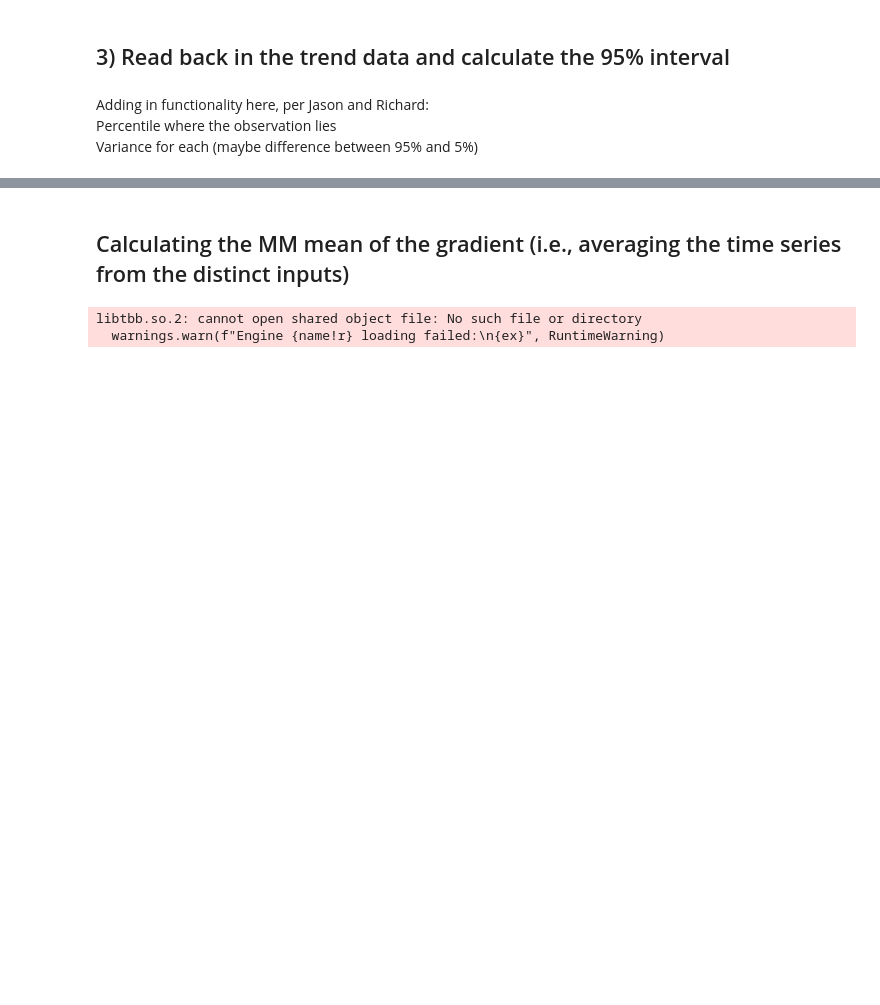
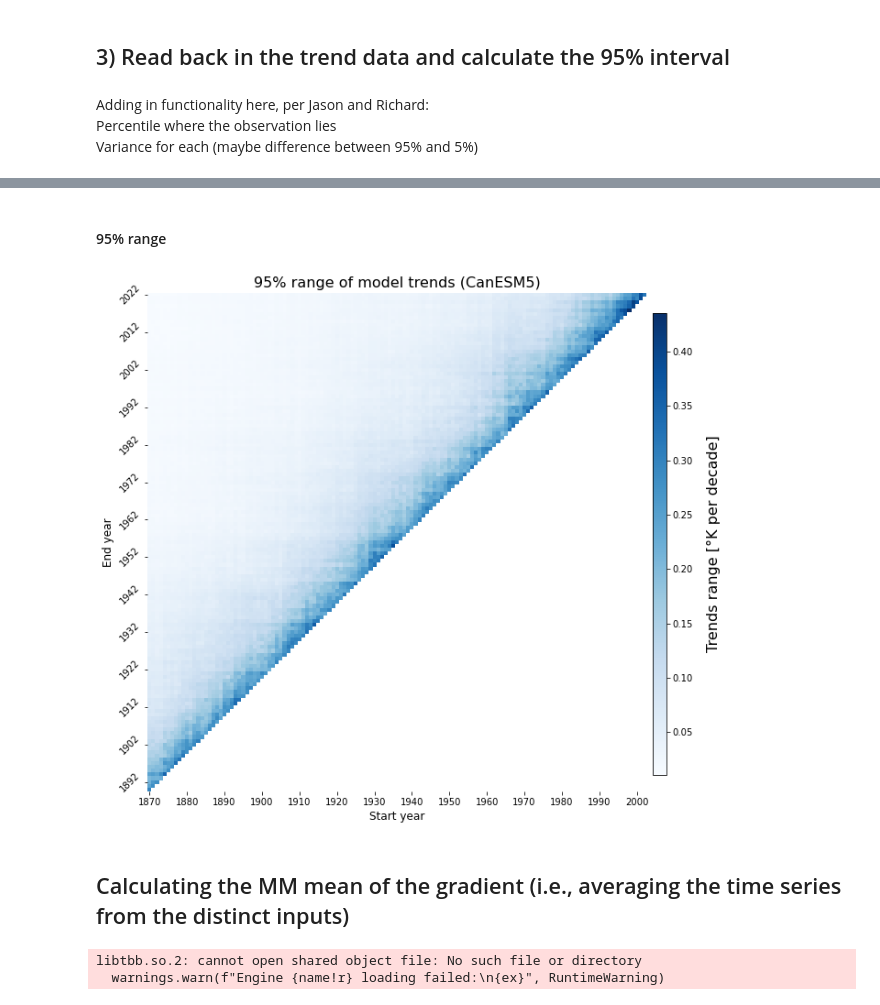
Before and after one commit to hanbyrne1995/gradient_project, a Jupyter notebook: LE_ModelRange_vs_Obs.ipynb, the cells around one changed output, grey strips where cells are left out. Saved outputs shown, nothing was run; the diff lists cells and outputs as text; code cells hidden in the pictures; blank space fills up the shorter version.

```diff
--- a/LE_ModelRange_vs_Obs.ipynb
+++ b/LE_ModelRange_vs_Obs.ipynb
@@ -296,0 +320,10 @@ dfObsInRange = dfObsInRange.loc[keepRows, :]
+# %%
+# creating a new function that calculates the 95% range of the models
+dictRange = defaultdict(list)
+
+# iterate through dictionary
+for key in dictLower:
+    dictRange[key] = dictUpper[key] - dictLower[key]
+
+# making a dataframe for this dictionary
+dfRange = DictToDf(dictRange)
@@ -345,3 +410,32 @@ plt.show()
+# %% [markdown]
+#### 95% range
+# %%
+# this will need to be a heatmap
+
+# calculating vmin and vmax
+# calculate the vmin and vmax
+vmin = dfRange.min().min()
+vmax = dfRange.max().max()
+
+# setting the colorbar
+cmap = 'Blues'
+norm = mcolors.Normalize(vmin = vmin, vmax = vmax)
+
+fig, axes = plt.subplots(figsize = (10,10))
+axes.set_aspect('equal')
+plot = sns.heatmap(dfRange, cmap = cmap, ax = axes, vmin = vmin, vmax = vmax, xticklabels = 10, yticklabels = 10, cbar = False, norm = norm)
+plt.xticks(rotation=0)
+plt.yticks(rotation=45)
+title = '95% range of model trends (CanESM5)'
+plt.title(title, fontsize = 16)
+plt.ylabel('End year', fontsize = 12)
+plt.xlabel('Start year', fontsize = 12)
+
+cbarAx = fig.add_axes([0.9, 0.15, 0.02, 0.7])
+colorBar = fig.colorbar(cm.ScalarMappable(norm = norm, cmap = cmap), cax = cbarAx)
+colorBar.set_label('Trends range [°K per decade]', rotation = 90, labelpad = 15, fontsize = 16)
+# %% [output]
+[figure, added]
 # %% [markdown]
 ## Calculating the MM mean of the gradient (i.e., averaging the time series from the distinct inputs)
 # %%
```
Also changed, not shown: parts of 17 cells of this notebook.
